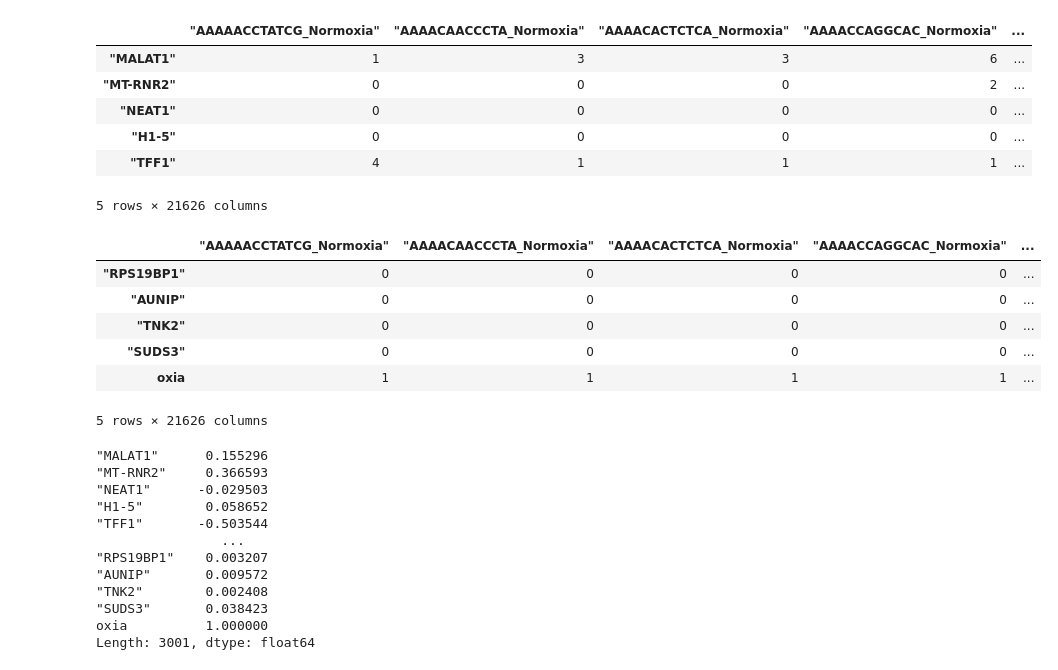
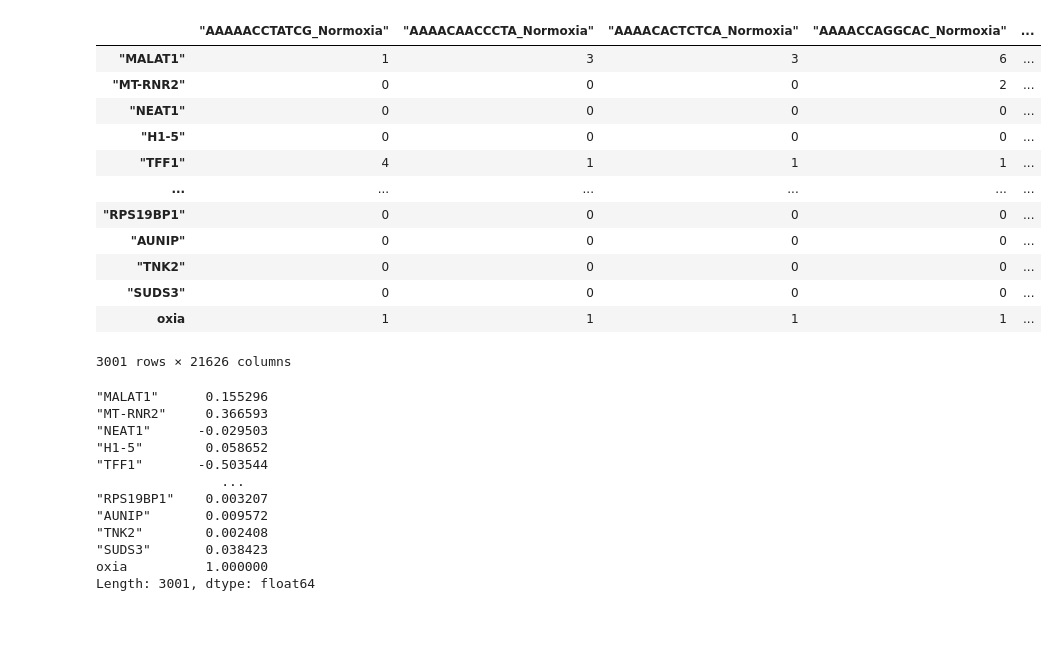
Before and after one commit to MauriceCC04/AI-Lab, a Jupyter notebook: supervised mcf7.ipynb, the cells around one changed output. Cells and saved outputs as stored; diff of their text form; code cells hidden in the pictures; blank space fills up the shorter version.

```diff
--- a/supervised mcf7.ipynb
+++ b/supervised mcf7.ipynb
@@ -27,26 +26,23 @@ for col in df.columns:
 
 # Step 3: Append the new row to the DataFrame using concat
 df = pd.concat([df, pd.DataFrame(new_row, index=['oxia'])])
-# %%
-df.head()
-# %% [output]
-|  | "AAAAACCTATCG_Normoxia" | "AAAACAACCCTA_Normoxia" | "AAAACACTCTCA_Normoxia" | "AAAACCAGGCAC_Normoxia" | ... |
-| "MALAT1" | 1 | 3 | 3 | 6 | ... |
-| "MT-RNR2" | 0 | 0 | 0 | 2 | ... |
-| "NEAT1" | 0 | 0 | 0 | 0 | ... |
-| "H1-5" | 0 | 0 | 0 | 0 | ... |
-| "TFF1" | 4 | 1 | 1 | 1 | ... |
-5 rows × 21626 columns
-# %%
-df.tail()
-# %% [output]
-|  | "AAAAACCTATCG_Normoxia" | "AAAACAACCCTA_Normoxia" | "AAAACACTCTCA_Normoxia" | "AAAACCAGGCAC_Normoxia" | ... |
-| "RPS19BP1" | 0 | 0 | 0 | 0 | ... |
-| "AUNIP" | 0 | 0 | 0 | 0 | ... |
-| "TNK2" | 0 | 0 | 0 | 0 | ... |
-| "SUDS3" | 0 | 0 | 0 | 0 | ... |
-| oxia | 1 | 1 | 1 | 1 | ... |
-5 rows × 21626 columns
+# %%
+#check the new row was added
+df
+# %% [output]
+|  | "AAAAACCTATCG_Normoxia" | "AAAACAACCCTA_Normoxia" | "AAAACACTCTCA_Normoxia" | "AAAACCAGGCAC_Normoxia" | ... |
+| "MALAT1" | 1 | 3 | 3 | 6 | ... |
+| "MT-RNR2" | 0 | 0 | 0 | 2 | ... |
+| "NEAT1" | 0 | 0 | 0 | 0 | ... |
+| "H1-5" | 0 | 0 | 0 | 0 | ... |
+| "TFF1" | 4 | 1 | 1 | 1 | ... |
+| ... | ... | ... | ... | ... | ... |
+| "RPS19BP1" | 0 | 0 | 0 | 0 | ... |
+| "AUNIP" | 0 | 0 | 0 | 0 | ... |
+| "TNK2" | 0 | 0 | 0 | 0 | ... |
+| "SUDS3" | 0 | 0 | 0 | 0 | ... |
+| oxia | 1 | 1 | 1 | 1 | ... |
+3001 rows × 21626 columns
 # %%
 #create a correlation table of each row against just the oxia row
 corrs = df.apply(lambda row: row.corr(df.loc['oxia']), axis=1)
```
Also changed, not shown: parts of 17 cells of this notebook.
